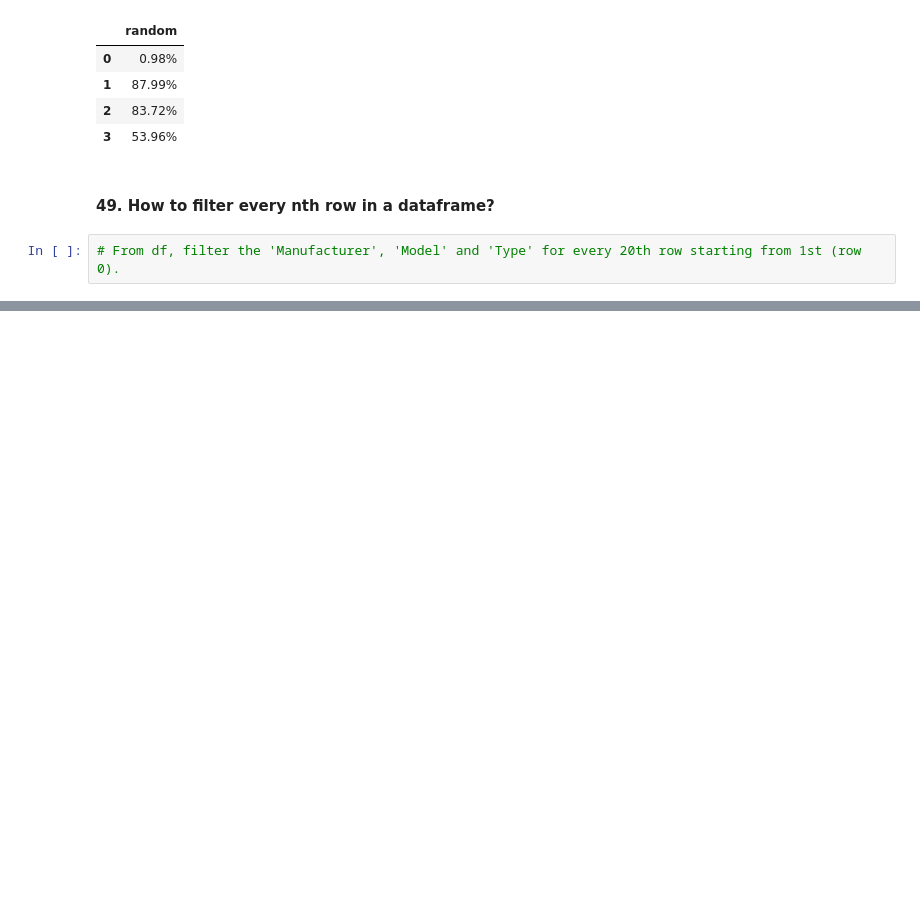
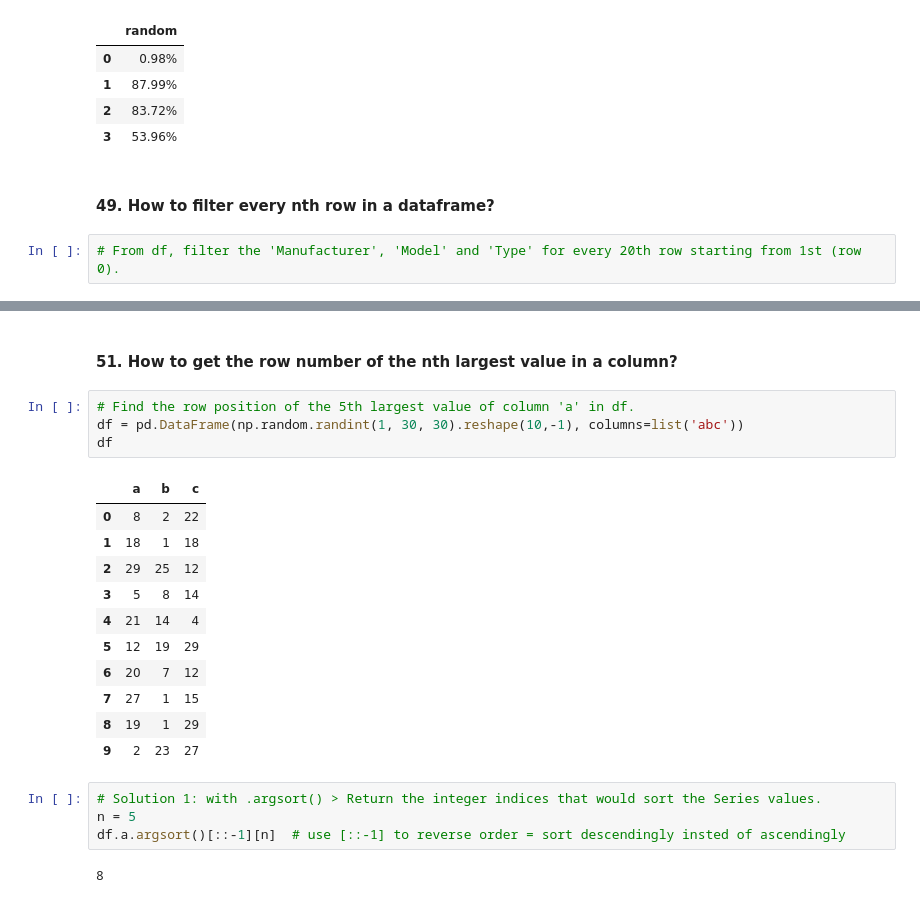
Before and after one commit to KarimaCha/Exercises_Python_NumPy_Pandas, a Jupyter notebook: 03_Pandas_Exercises_KC.ipynb, the cells around one changed output, grey strips where cells are left out. Drawn from its saved outputs; the diff is of its cells as text; blank space fills up the shorter version.

```diff
--- a/03_Pandas_Exercises_KC.ipynb
+++ b/03_Pandas_Exercises_KC.ipynb
@@ -2212,0 +2231,24 @@ df.loc[np.arange(0,len(df),20), ['Manufacturer', 'Model', 'Type']]
+# %% [markdown]
+#### 51. How to get the row number of the nth largest value in a column?
+# %%
+# Find the row position of the 5th largest value of column 'a' in df.
+df = pd.DataFrame(np.random.randint(1, 30, 30).reshape(10,-1), columns=list('abc'))
+df
+# %% [output]
+|  | a | b | c |
+| 0 | 8 | 2 | 22 |
+| 1 | 18 | 1 | 18 |
+| 2 | 29 | 25 | 12 |
+| 3 | 5 | 8 | 14 |
+| 4 | 21 | 14 | 4 |
+| 5 | 12 | 19 | 29 |
+| 6 | 20 | 7 | 12 |
+| 7 | 27 | 1 | 15 |
+| 8 | 19 | 1 | 29 |
+| 9 | 2 | 23 | 27 |
+# %%
+# Solution 1: with .argsort() > Return the integer indices that would sort the Series values.
+n = 5
+df.a.argsort()[::-1][n]  # use [::-1] to reverse order = sort descendingly insted of ascendingly
+# %% [output]
+8
```
Also changed, not shown: parts of 19 cells of this notebook.
